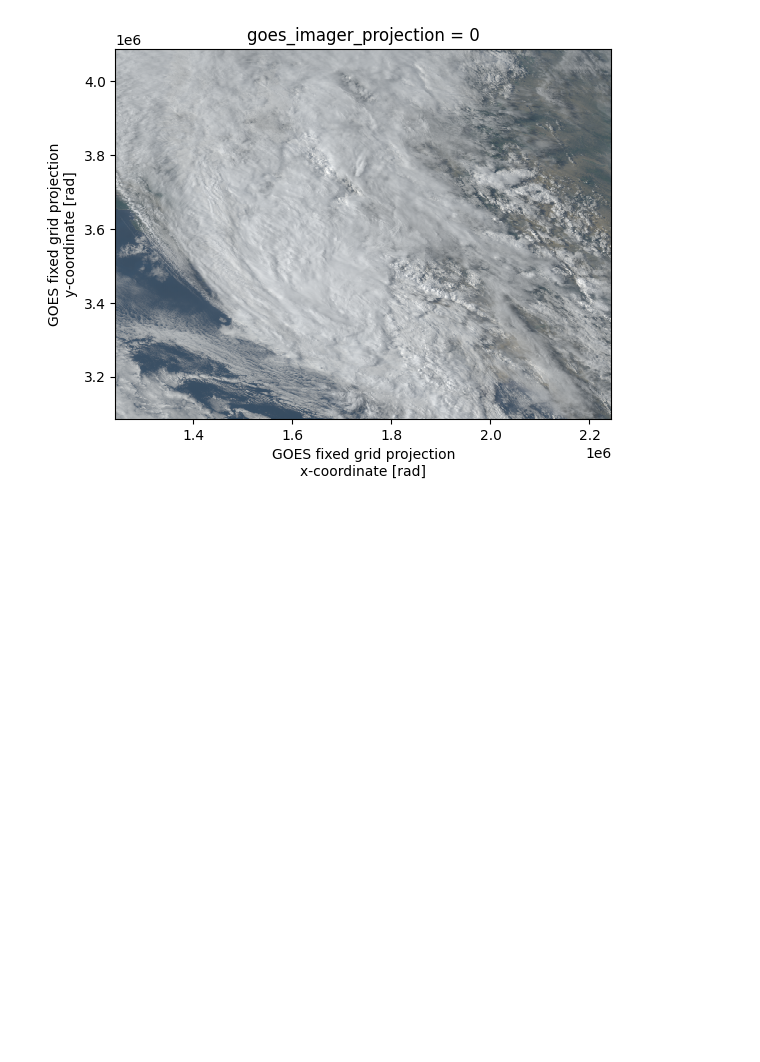
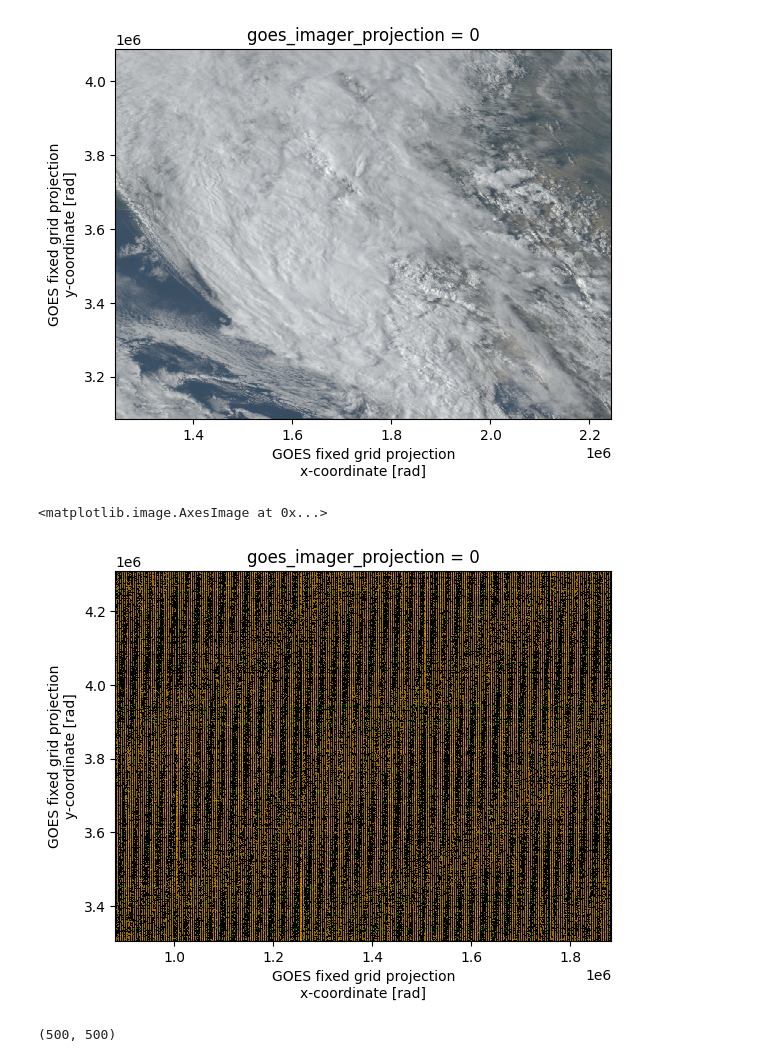
Before and after one commit to Element84/goes-meso-visualizer, a Jupyter notebook: notebooks/2023-08-hilary.ipynb, the cells around one changed output. Cells and saved outputs as stored; diff of their text form; code cells hidden in the pictures; blank space fills up the shorter version.

```diff
--- a/notebooks/2023-08-hilary.ipynb
+++ b/notebooks/2023-08-hilary.ipynb
@@ -145,3 +145,29 @@ rgb.plot.imshow(rgb="band")
 # %% [output]
 <matplotlib.image.AxesImage at 0x...>
 [figure]
+# %%
+window_ir = rioxarray.open_rasterio(goes_item.assets["C13_2km"].href)
+window_ir = 1 - window_ir / window_ir.max(dim=["band", "x", "y"])
+window_ir = numpy.clip(window_ir ** (1 / 2.2), 0, 1)
+# window_ir = xarray.concat([window_ir, window_ir, window_ir], dim="band")
+# window_ir.plot.imshow()
+# %%
+rgb_mod = rgb.where(rgb.sum(dim="band") > 0)
+for value in rgb_mod.values:
+    indexes = numpy.isnan(value)
+    value[indexes] = window_ir.values[0][indexes]
+rgb.plot.imshow()
+# %% [output]
+<matplotlib.image.AxesImage at 0x...>
+[figure, added]
+# %%
+import pyproj
+import pysolar.solar
+
+source_crs = pyproj.CRS(goes_item.properties["proj:wkt2"])
+target_crs = pyproj.CRS("EPSG:4326")
+transformer = pyproj.Transformer.from_crs(source_crs, target_crs, always_xy=True)
+xs, ys = numpy.meshgrid(rgb.coords["x"].values, rgb.coords["y"].values)
+values = transformer.transform(xs, ys)
+# %% [output]
+(500, 500)
```
Also changed, not shown: parts of 3 cells of this notebook, 20 other files.
